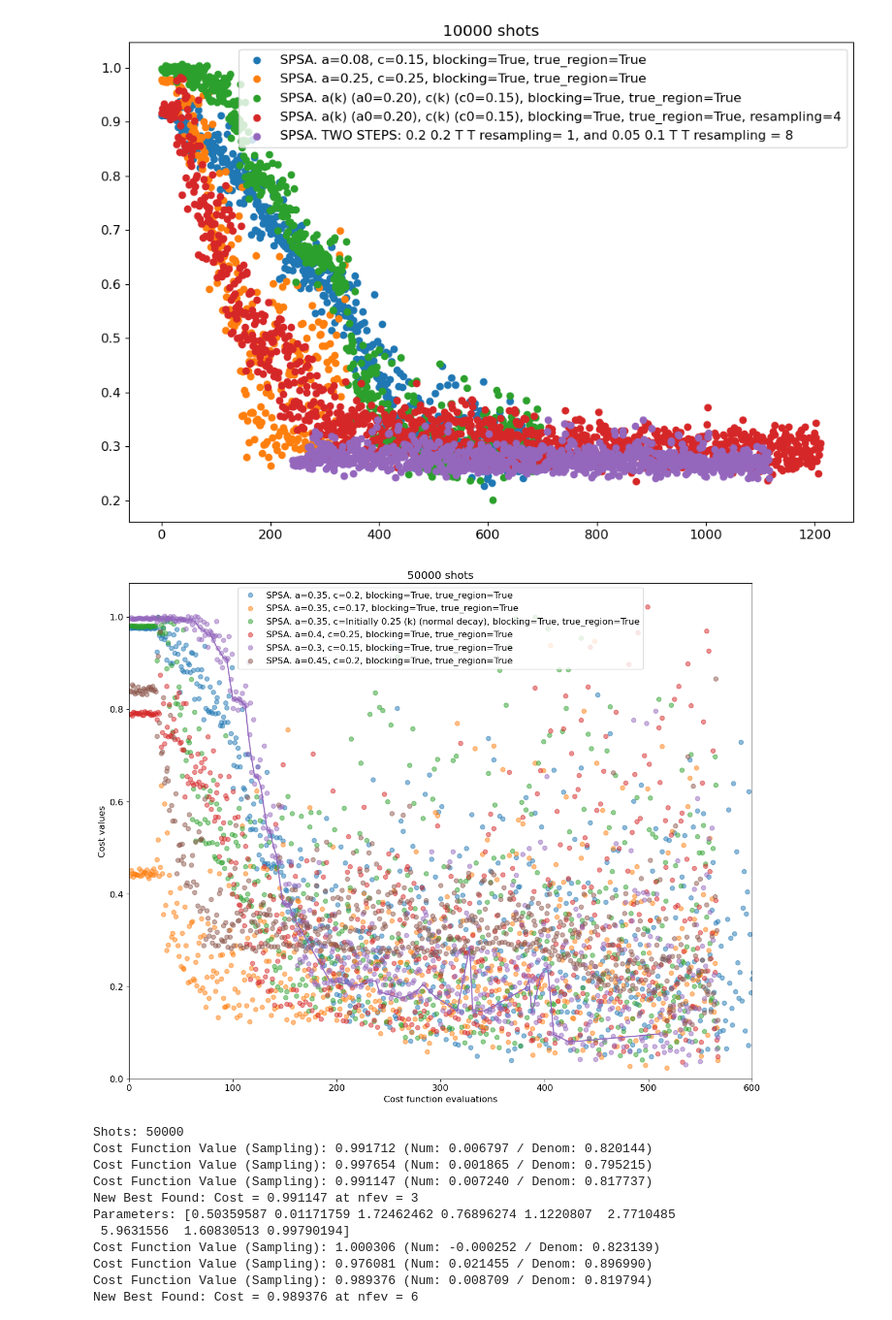
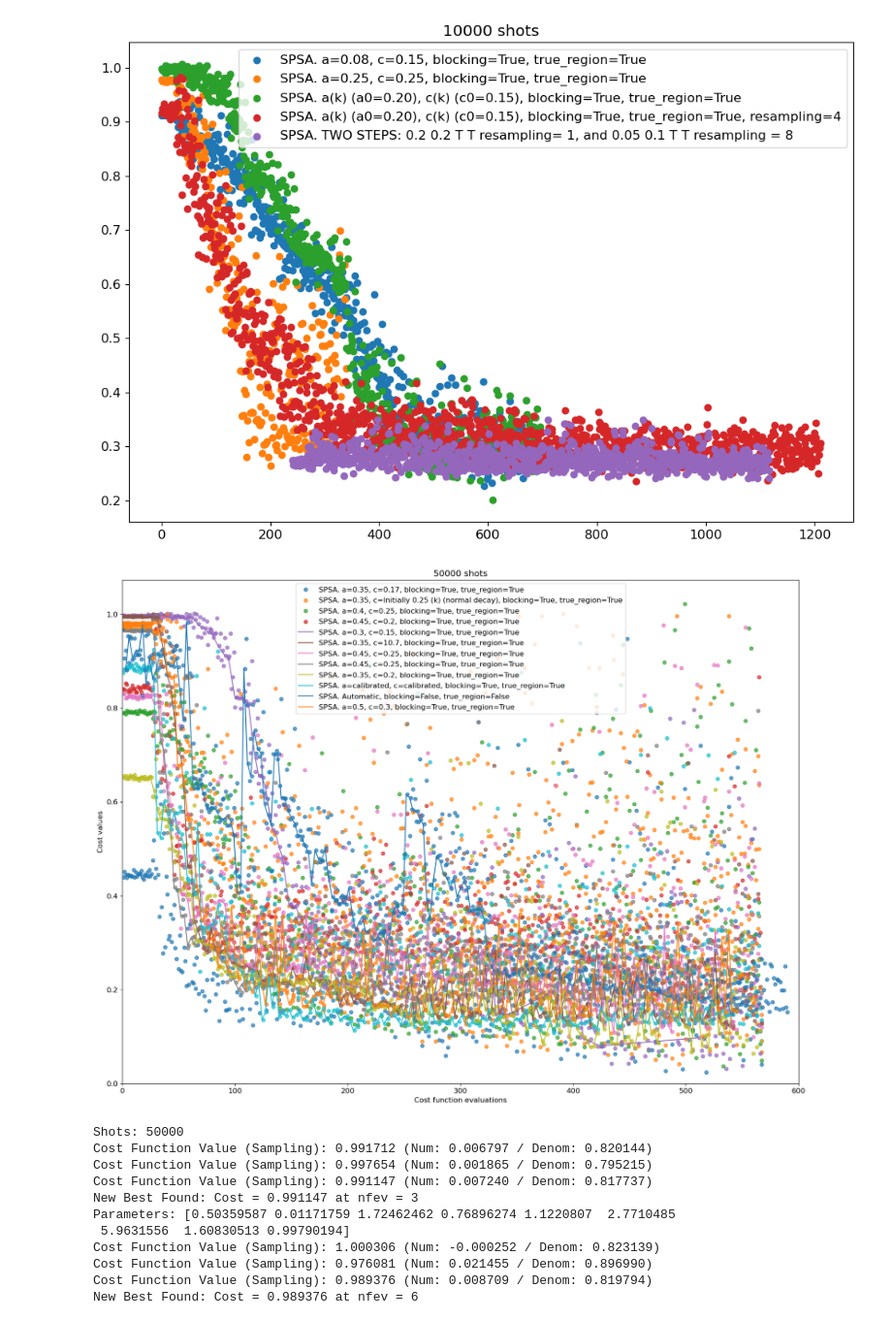
Before and after one commit to ZhiganovD/Numerical-methods-VQE, a Jupyter notebook: Alice_Gregor/Qiskit Notebook VQLS.ipynb, the cells around one changed output. Shown at 97% size. Cells and saved outputs as stored; diff of their text form; code cells hidden in the pictures.

```diff
--- a/Alice_Gregor/Qiskit Notebook VQLS.ipynb
+++ b/Alice_Gregor/Qiskit Notebook VQLS.ipynb
@@ -1216,52 +1216,105 @@ plt.savefig("vqls/SPSA/SPSA_10000_results.pdf")
 import numpy as np
 import matplotlib.pyplot as plt
 import matplotlib
 matplotlib.rcParams.update({'font.size': 12, 'font.family': 'sans', 'text.usetex': False})
 
 cost_values_SPSA_50000_1 = np.loadtxt('vqls/SPSA/cost_history_SPSA_50000_1.txt',skiprows=6,usecols=0)
 cost_values_SPSA_50000_2 = np.loadtxt('vqls/SPSA/cost_history_SPSA_50000_2.txt',skiprows=6,usecols=0)
 cost_values_SPSA_50000_3 = np.loadtxt('vqls/SPSA/cost_history_SPSA_50000_3.txt',skiprows=6,usecols=0)
 cost_values_SPSA_50000_4 = np.loadtxt('vqls/SPSA/cost_history_SPSA_50000_4.txt',skiprows=6,usecols=0)
 cost_values_SPSA_50000_5 = np.loadtxt('vqls/SPSA/cost_history_SPSA_50000_5.txt',skiprows=18,usecols=0)
 cost_values_SPSA_50000_6 = np.loadtxt('vqls/SPSA/cost_history_SPSA_50000_6.txt',skiprows=6,usecols=0)
 cost_values_SPSA_50000_7 = np.loadtxt('vqls/SPSA/cost_history_SPSA_50000_7.txt',skiprows=6,usecols=0)
 cost_values_SPSA_50000_8 = np.loadtxt('vqls/SPSA/cost_history_SPSA_50000_8.txt',skiprows=7,usecols=0)
 cost_values_SPSA_50000_9 = np.loadtxt('vqls/SPSA/cost_history_SPSA_50000_9.txt',skiprows=15,usecols=0)
 cost_values_SPSA_50000_10 = np.loadtxt('vqls/SPSA/cost_history_SPSA_50000_10.txt',skiprows=6,usecols=0)
-cost_values_SPSA_50000_11 = np.loadtxt('vqls/SPSA/cost_history_SPSA_50000_11.txt',skiprows=6,usecols=0)
+cost_values_SPSA_50000_11 = np.loadtxt('vqls/SPSA/cost_history_SPSA_50000_11.txt', skiprows=6, usecols=0)
+cost_values_SPSA_50000_12 = np.loadtxt('vqls/SPSA/cost_history_SPSA_50000_12.txt', skiprows=19, usecols=0)
+cost_values_SPSA_50000_13 = np.loadtxt('vqls/SPSA/cost_history_SPSA_50000_13.txt', skiprows=19, usecols=0)
+cost_values_SPSA_50000_14 = np.loadtxt('vqls/SPSA/cost_history_SPSA_50000_14.txt', skiprows=19, usecols=0)
+cost_values_SPSA_50000_15 = np.loadtxt('vqls/SPSA/cost_history_SPSA_50000_15.txt', skiprows=19, usecols=0)
+cost_values_SPSA_50000_16 = np.loadtxt('vqls/SPSA/cost_history_SPSA_50000_16.txt', skiprows=19, usecols=0)
+cost_values_SPSA_50000_17 = np.loadtxt('vqls/SPSA/cost_history_SPSA_50000_17.txt', skiprows=19, usecols=0)
+cost_values_SPSA_50000_18 = np.loadtxt('vqls/SPSA/cost_history_SPSA_50000_18.txt', skiprows=19, usecols=0)
 
-iters_1,iters_2,iters_3,iters_4,iters_5,iters_6,iters_7,iters_8,iters_9,iters_10,iters_11 = len(cost_values_SPSA_50000_1),len(cost_values_SPSA_50000_2),len(cost_values_SPSA_50000_3),len(cost_values_SPSA_50000_4),len(cost_values_SPSA_50000_5),len(cost_values_SPSA_50000_6),len(cost_values_SPSA_50000_7),len(cost_values_SPSA_50000_8),len(cost_values_SPSA_50000_9),len(cost_values_SPSA_50000_10),len(cost_values_SPSA_50000_11)
+iters_1,iters_2,iters_3,iters_4,iters_5,iters_6,iters_7,iters_8,iters_9,iters_10,iters_11, \
+iters_12,iters_13,iters_14,iters_15,iters_16,iters_17,iters_18 = \
+len(cost_values_SPSA_50000_1),len(cost_values_SPSA_50000_2),len(cost_values_SPSA_50000_3), \
+len(cost_values_SPSA_50000_4),len(cost_values_SPSA_50000_5),len(cost_values_SPSA_50000_6), \
+len(cost_values_SPSA_50000_7),len(cost_values_SPSA_50000_8),len(cost_values_SPSA_50000_9), \
+len(cost_values_SPSA_50000_10),len(cost_values_SPSA_50000_11), \
+len(cost_values_SPSA_50000_12),len(cost_values_SPSA_50000_13),len(cost_values_SPSA_50000_14), \
+len(cost_values_SPSA_50000_15),len(cost_values_SPSA_50000_16),len(cost_values_SPSA_50000_17), \
+len(cost_values_SPSA_50000_18)
 
-plt.figure(figsize=(15,12))
-plt.scatter(range(1,iters_1+1), cost_values_SPSA_50000_1, label="SPSA. a=0.35, c=0.2, blocking=True, true_region=True",alpha=0.5)
-plt.scatter(range(1,iters_2+1), cost_values_SPSA_50000_2, label="SPSA. a=0.35, c=0.17, blocking=True, true_region=True",alpha=0.5)
-plt.scatter(range(1,iters_3+1), cost_values_SPSA_50000_3, label="SPSA. a=0.35, c=Initially 0.25 (k) (normal decay), blocking=True, true_region=True",alpha=0.5)
-# plt.scatter(range(1,iters_4+1), cost_values_SPSA_50000_4, label="SPSA. a=0.4, c=0.2, blocking=True, true_region=True",alpha=0.5)
-# plt.scatter(range(1,iters_5+1), cost_values_SPSA_50000_5, label=r"SPSA. a=calibrated, c=calibrated (c$_0$=0.2), blocking=True, true_region=True",alpha=0.5)
-# plt.scatter(range(1,iters_6+1), cost_values_SPSA_50000_6, label=r"SPSA. a=0.35, c=0.25, blocking=True, true_region=True",alpha=0.5)
-# plt.scatter(range(1,iters_7+1), cost_values_SPSA_50000_7, label=r"SPSA. a=0.35, c=0.13, blocking=True, true_region=True",alpha=0.5)
-# plt.scatter(range(1,iters_8+1), cost_values_SPSA_50000_8, label=r"SPSA. a=calibrated, c=calibrated, blocking=True, true_region=True",alpha=0.5)
-plt.scatter(range(1,iters_9+1), cost_values_SPSA_50000_9, label=r"SPSA. a=0.4, c=0.25, blocking=True, true_region=True",alpha=0.5)
-sc10 = plt.scatter(range(1,iters_10+1), cost_values_SPSA_50000_10,
-                   label=r"SPSA. a=0.3, c=0.15, blocking=True, true_region=True",
-                   alpha=0.5)
-plt.scatter(range(1,iters_11+1), cost_values_SPSA_50000_11, label=r"SPSA. a=0.45, c=0.2, blocking=True, true_region=True",alpha=0.5)
-
+plt.figure(figsize=(20,15))
+# plt.scatter(range(1,iters_1+1), cost_values_SPSA_50000_1, label="SPSA. a=0.35, c=0.2, blocking=True, true_region=True",alpha=0.71)
+plt.scatter(range(1,iters_2+1), cost_values_SPSA_50000_2, label="SPSA. a=0.35, c=0.17, blocking=True, true_region=True",alpha=0.71)
+plt.scatter(range(1,iters_3+1), cost_values_SPSA_50000_3, label="SPSA. a=0.35, c=Initially 0.25 (k) (normal decay), blocking=True, true_region=True",alpha=0.71)
+# plt.scatter(range(1,iters_4+1), cost_values_SPSA_50000_4, label="SPSA. a=0.4, c=0.2, blocking=True, true_region=True",alpha=0.71)
+# plt.scatter(range(1,iters_5+1), cost_values_SPSA_50000_5, label=r"SPSA. a=calibrated, c=calibrated (c$_0$=0.2), blocking=True, true_region=True",alpha=0.71)
+# plt.scatter(range(1,iters_6+1), cost_values_SPSA_50000_6, label=r"SPSA. a=0.35, c=0.25, blocking=True, true_region=True",alpha=0.71)
+# plt.scatter(range(1,iters_7+1), cost_values_SPSA_50000_7, label=r"SPSA. a=0.35, c=0.13, blocking=True, true_region=True",alpha=0.71)
+# plt.scatter(range(1,iters_8+1), cost_values_SPSA_50000_8, label=r"SPSA. a=calibrated, c=calibrated, blocking=True, true_region=True",alpha=0.71)
+plt.scatter(range(1,iters_9+1), cost_values_SPSA_50000_9, label=r"SPSA. a=0.4, c=0.25, blocking=True, true_region=True",alpha=0.71)
+plt.scatter(range(1,iters_11+1), cost_values_SPSA_50000_11, label=r"SPSA. a=0.45, c=0.2, blocking=True, true_region=True",alpha=0.71)
+sc10 = plt.scatter(range(1, iters_10+1), cost_values_SPSA_50000_10, alpha=0.71)
+sc12 = plt.scatter(range(1, iters_12+1), cost_values_SPSA_50000_12, alpha=0.71)
+sc13 = plt.scatter(range(1, iters_13+1), cost_values_SPSA_50000_13, alpha=0.71)
+sc14 = plt.scatter(range(1, iters_14+1), cost_values_SPSA_50000_14, alpha=0.71)
+sc15 = plt.scatter(range(1, iters_15+1), cost_values_SPSA_50000_15, alpha=0.71)
+sc16 = plt.scatter(range(1, iters_16+1), cost_values_SPSA_50000_16, alpha=0.71)
+sc17 = plt.scatter(range(1, iters_17+1), cost_values_SPSA_50000_17, alpha=0.71)
+sc18 = plt.scatter(range(1, iters_18+1), cost_values_SPSA_50000_18, alpha=0.71)
 
 
 iters_steps_10 = np.loadtxt('vqls/SPSA/cost_history_steps_50000_10_indices.txt',skiprows=0,usecols=0).astype(int)
+iters_steps_12 = np.loadtxt('vqls/SPSA/cost_history_steps_50000_12_indices.txt', skiprows=0, usecols=0).astype(int)
+iters_steps_13 = np.loadtxt('vqls/SPSA/cost_history_steps_50000_13_indices.txt', skiprows=0, usecols=0).astype(int)
+iters_steps_14 = np.loadtxt('vqls/SPSA/cost_history_steps_50000_14_indices.txt', skiprows=0, usecols=0).astype(int)
+iters_steps_15 = np.loadtxt('vqls/SPSA/cost_history_steps_50000_15_indices.txt', skiprows=0, usecols=0).astype(int)
+iters_steps_16 = np.loadtxt('vqls/SPSA/cost_history_steps_50000_16_indices.txt', skiprows=0, usecols=0).astype(int)
+iters_steps_17 = np.loadtxt('vqls/SPSA/cost_history_steps_50000_17_indices.txt', skiprows=0, usecols=0).astype(int)
+iters_steps_18 = np.loadtxt('vqls/SPSA/cost_history_steps_50000_18_indices.txt', skiprows=0, usecols=0).astype(int)
 cost_values_steps_50000_10 = cost_values_SPSA_50000_10[iters_steps_10]
+cost_values_steps_50000_12 = cost_values_SPSA_50000_12[iters_steps_12]
+cost_values_steps_50000_13 = cost_values_SPSA_50000_13[iters_steps_13]
+cost_values_steps_50000_14 = cost_values_SPSA_50000_14[iters_steps_14]
+cost_values_steps_50000_15 = cost_values_SPSA_50000_15[iters_steps_15]
+cost_values_steps_50000_16 = cost_values_SPSA_50000_16[iters_steps_16]
+cost_values_steps_50000_17 = cost_values_SPSA_50000_17[iters_steps_17]
+cost_values_steps_50000_18 = cost_values_SPSA_50000_18[iters_steps_18]
 
-plt.plot(iters_steps_10, cost_values_steps_50000_10, color=sc10.get_facecolor()[0], alpha=1)
+plt.plot(iters_steps_10, cost_values_steps_50000_10, color=sc10.get_facecolor()[0], alpha=1,
+         label=r"SPSA. a=0.3, c=0.15, blocking=True, true_region=True")
 
+plt.plot(iters_steps_12, cost_values_steps_50000_12, color=sc12.get_facecolor()[0], alpha=1,
+         label=r"SPSA. a=0.35, c=0.17, blocking=True, true_region=True")
 
+plt.plot(iters_steps_13, cost_values_steps_50000_13, color=sc13.get_facecolor()[0], alpha=1,
+         label=r"SPSA. a=0.45, c=0.25, blocking=True, true_region=True")
+
+plt.plot(iters_steps_14, cost_values_steps_50000_14, color=sc14.get_facecolor()[0], alpha=1,
+         label=r"SPSA. a=0.45, c=0.25, blocking=True, true_region=True")
+
+plt.plot(iters_steps_15, cost_values_steps_50000_15, color=sc15.get_facecolor()[0], alpha=1,
+         label=r"SPSA. a=0.35, c=0.2, blocking=True, true_region=True")
+
+plt.plot(iters_steps_16, cost_values_steps_50000_16, color=sc16.get_facecolor()[0], alpha=1,
+         label=r"SPSA. a=calibrated, c=calibrated, blocking=True, true_region=True")
+
+plt.plot(iters_steps_17, cost_values_steps_50000_17, color=sc17.get_facecolor()[0], alpha=1,
+         label=r"SPSA. Automatic, blocking=False, true_region=False")
+
+plt.plot(iters_steps_18, cost_values_steps_50000_18, color=sc18.get_facecolor()[0], alpha=1,
+         label=r"SPSA. a=0.5, c=0.3, blocking=True, true_region=True")
 plt.xlabel("Cost function evaluations"),plt.ylabel("Cost values")
 plt.ylim(bottom=0),plt.xlim(left=0,right=600)
 plt.legend()
 plt.title("50000 shots")
 plt.savefig("vqls/SPSA/SPSA_50000_results.pdf")
 # %% [output]
-[figure, old version]
+[figure, new version]
 # %%
 #USING GSPSA
 import numpy as np
```
Also changed, not shown: parts of 4 cells of this notebook, 15 other files.
